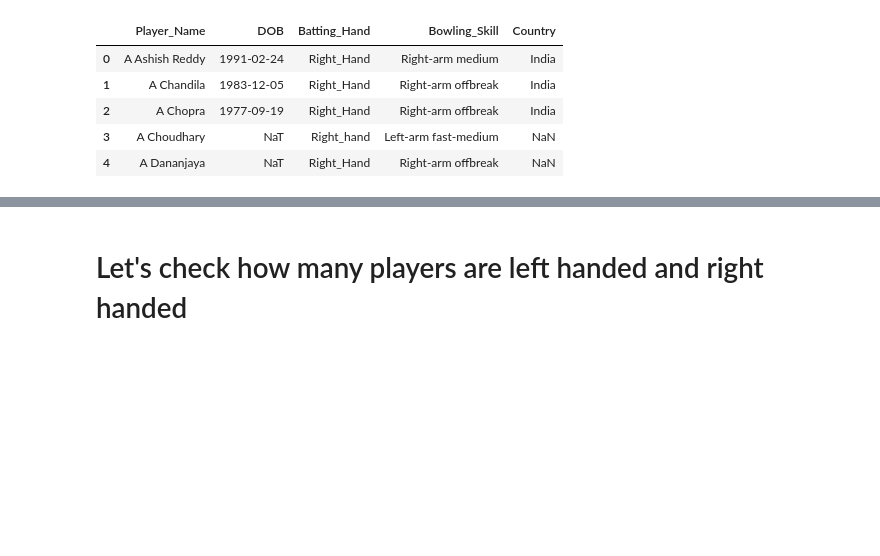
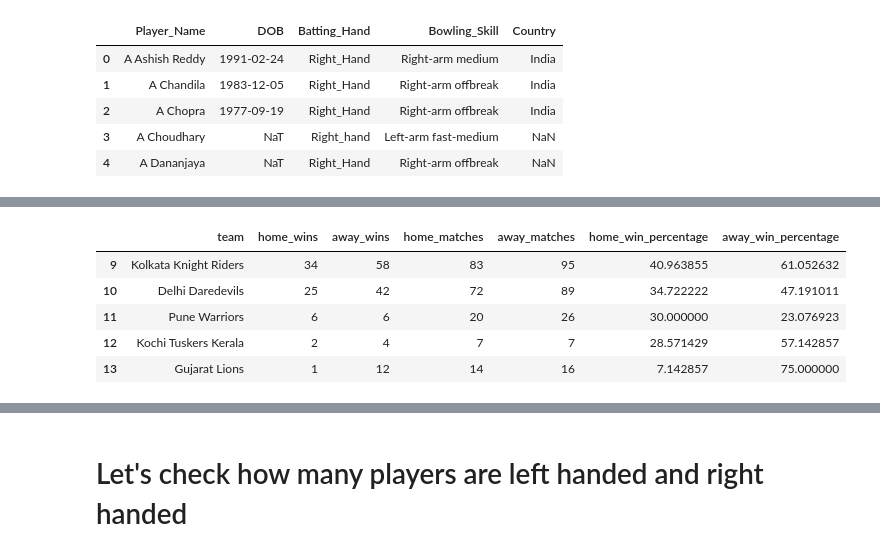
Before and after one commit to prateekk21/ipl-t20-cricket-analysis, a Jupyter notebook: Prateek_Arora_IPL_T20_Cricket_Analysis.ipynb, the cells around one changed output, grey strips where cells are left out. Drawn from its saved outputs; the diff is of its cells as text; code cells hidden in the pictures; blank space fills up the shorter version.

```diff
--- a/Prateek_Arora_IPL_T20_Cricket_Analysis.ipynb
+++ b/Prateek_Arora_IPL_T20_Cricket_Analysis.ipynb
@@ -101,0 +365,9 @@ players_df.head()
+# %%
+teamwise_home_away_df.tail()
+# %% [output]
+|  | team | home_wins | away_wins | home_matches | away_matches | home_win_percentage | away_win_percentage |
+| 9 | Kolkata Knight Riders | 34 | 58 | 83 | 95 | 40.963855 | 61.052632 |
+| 10 | Delhi Daredevils | 25 | 42 | 72 | 89 | 34.722222 | 47.191011 |
+| 11 | Pune Warriors | 6 | 6 | 20 | 26 | 30.000000 | 23.076923 |
+| 12 | Kochi Tuskers Kerala | 2 | 4 | 7 | 7 | 28.571429 | 57.142857 |
+| 13 | Gujarat Lions | 1 | 12 | 14 | 16 | 7.142857 | 75.000000 |
```
Also changed, not shown: parts of 51 cells of this notebook.
